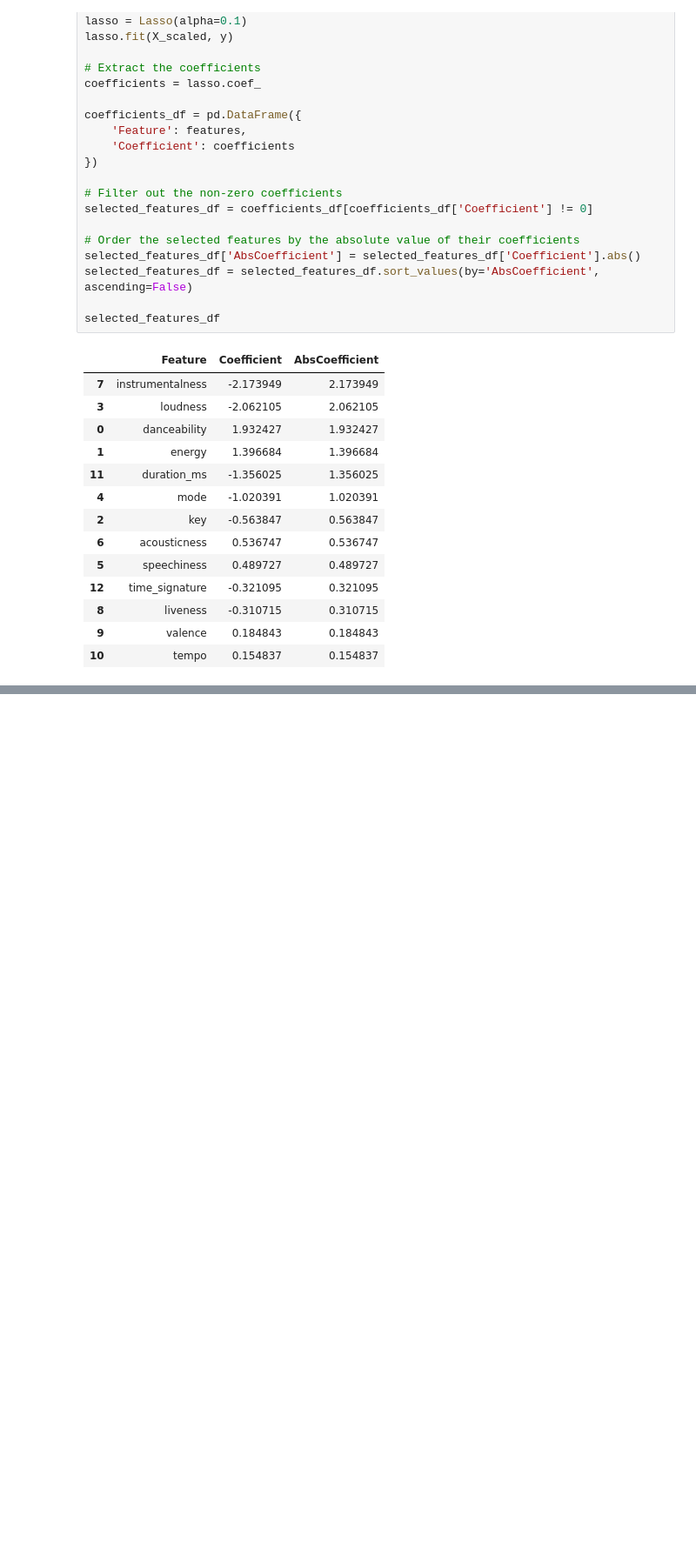
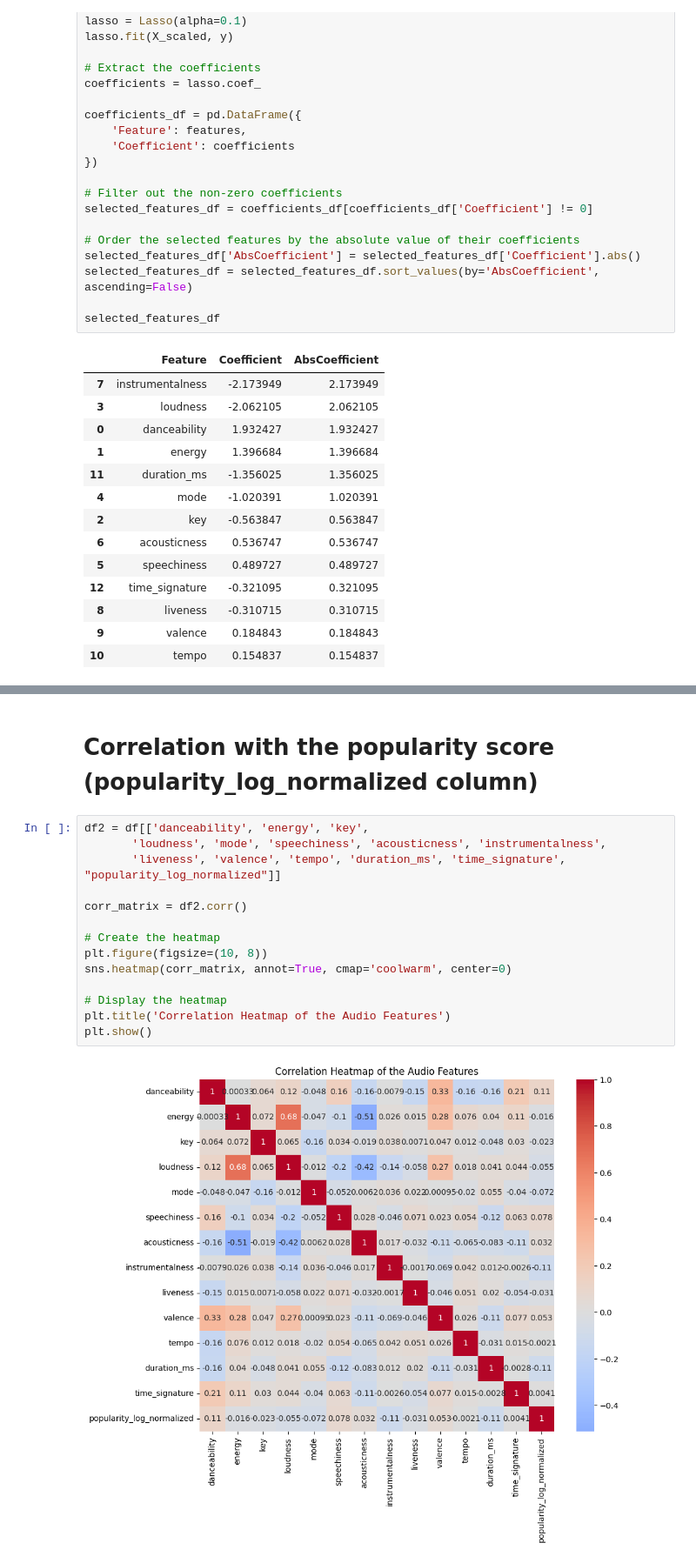
Before and after one commit to feketeLev/music_prediction_project, a Jupyter notebook: codes/Similarity.ipynb, the cells around one changed output, grey strips where cells are left out. Shown at 87% size. Saved outputs shown, nothing was run; the diff lists cells and outputs as text; blank space fills up the shorter version.

```diff
--- a/codes/Similarity.ipynb
+++ b/codes/Similarity.ipynb
@@ -206,0 +260,18 @@ pval_df[pval_df["p_val"] < 0.05]
+# %% [markdown]
+# Correlation with the popularity score (popularity_log_normalized column)
+# %%
+df2 = df[['danceability', 'energy', 'key',
+       'loudness', 'mode', 'speechiness', 'acousticness', 'instrumentalness',
+       'liveness', 'valence', 'tempo', 'duration_ms', 'time_signature', "popularity_log_normalized"]]
+
+corr_matrix = df2.corr()
+
+# Create the heatmap
+plt.figure(figsize=(10, 8))
+sns.heatmap(corr_matrix, annot=True, cmap='coolwarm', center=0)
+
+# Display the heatmap
+plt.title('Correlation Heatmap of the Audio Features')
+plt.show()
+# %% [output]
+[figure, added]
```
Also changed, not shown: parts of 15 cells of this notebook.
